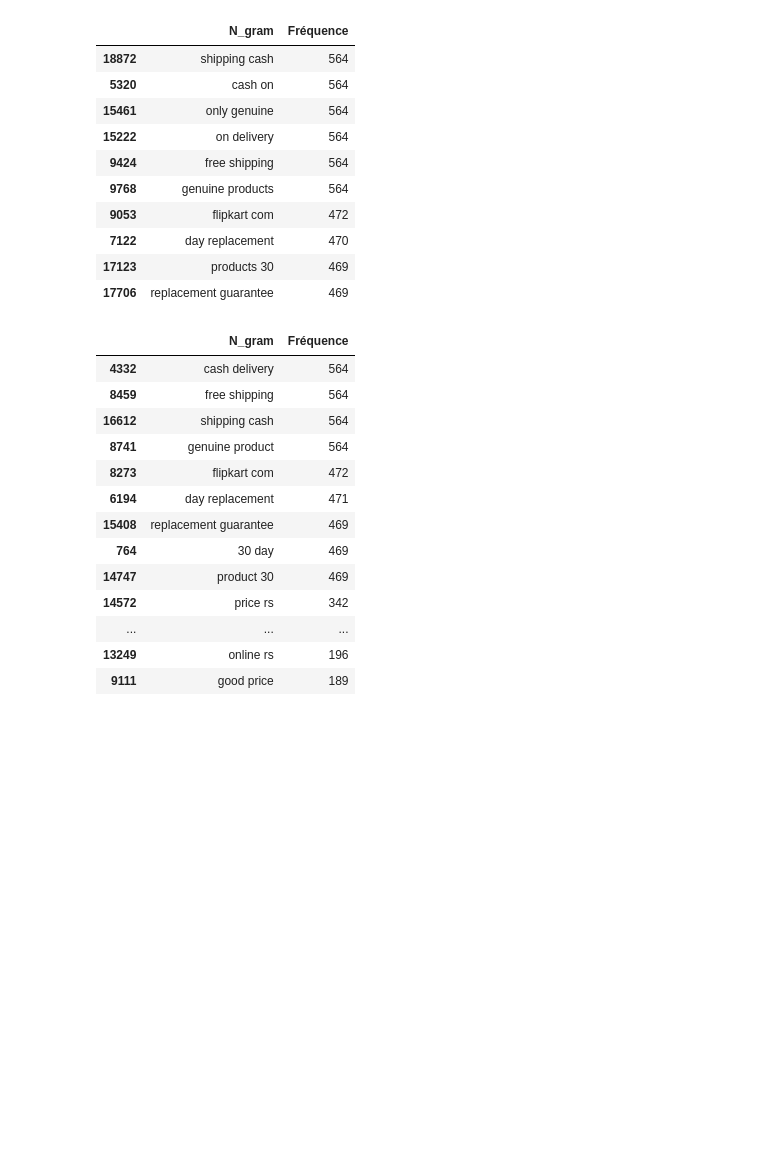
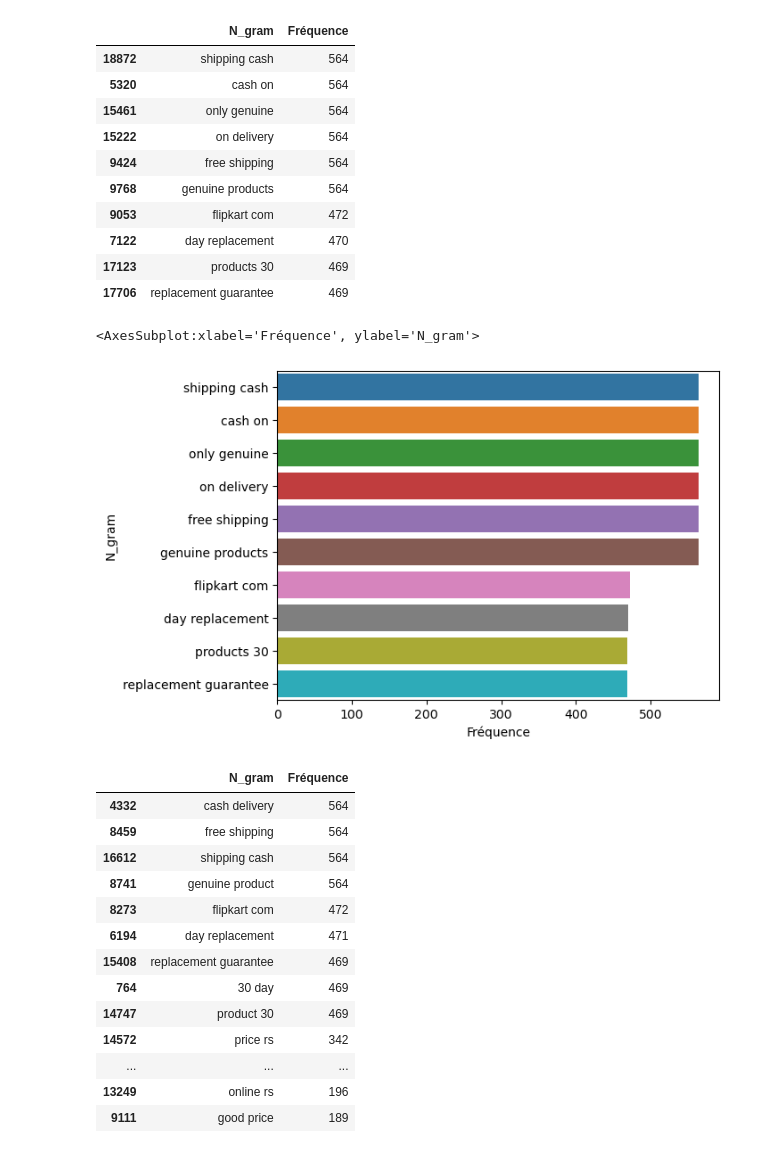
Before and after one commit to ArhurK/P6_NLP_Vison_OC, a Jupyter notebook: P6_Classifiez automatiquement des biens de consommation.ipynb, the cells around one changed output. Cells and saved outputs as stored; diff of their text form; code cells hidden in the pictures; blank space fills up the shorter version.

```diff
--- a/P6_Classifiez automatiquement des biens de consommation.ipynb
+++ b/P6_Classifiez automatiquement des biens de consommation.ipynb
@@ -453,7 +459,8 @@ print(dataframe_ngrams)
 7       un autre          1
 8     un exemple          2
 # %%
-generer_ngrams(df['description_pre_clean'],2).sort_values('Fréquence',ascending = False).head(10)
+test_plot = generer_ngrams(df['description_pre_clean'],2).sort_values('Fréquence',ascending = False).head(10)
+test_plot
 # %% [output]
 |  | N_gram | Fréquence |
 | 18872 | shipping cash | 564 |
@@ -466,6 +473,15 @@ generer_ngrams(df['description_pre_clean'],2).sort_values('Fréquence',ascending
 | 7122 | day replacement | 470 |
 | 17123 | products 30 | 469 |
 | 17706 | replacement guarantee | 469 |
+# %%
+sns.barplot(
+    data=test_plot,
+    x='Fréquence',
+    y='N_gram'
+           )
+# %% [output]
+<AxesSubplot:xlabel='Fréquence', ylabel='N_gram'>
+[figure, added]
 # %%
 generer_ngrams(df['description_clean'],2).sort_values('Fréquence',ascending = False).head(20)
 # %% [output]
```
Also changed, not shown: parts of 90 cells of this notebook.
